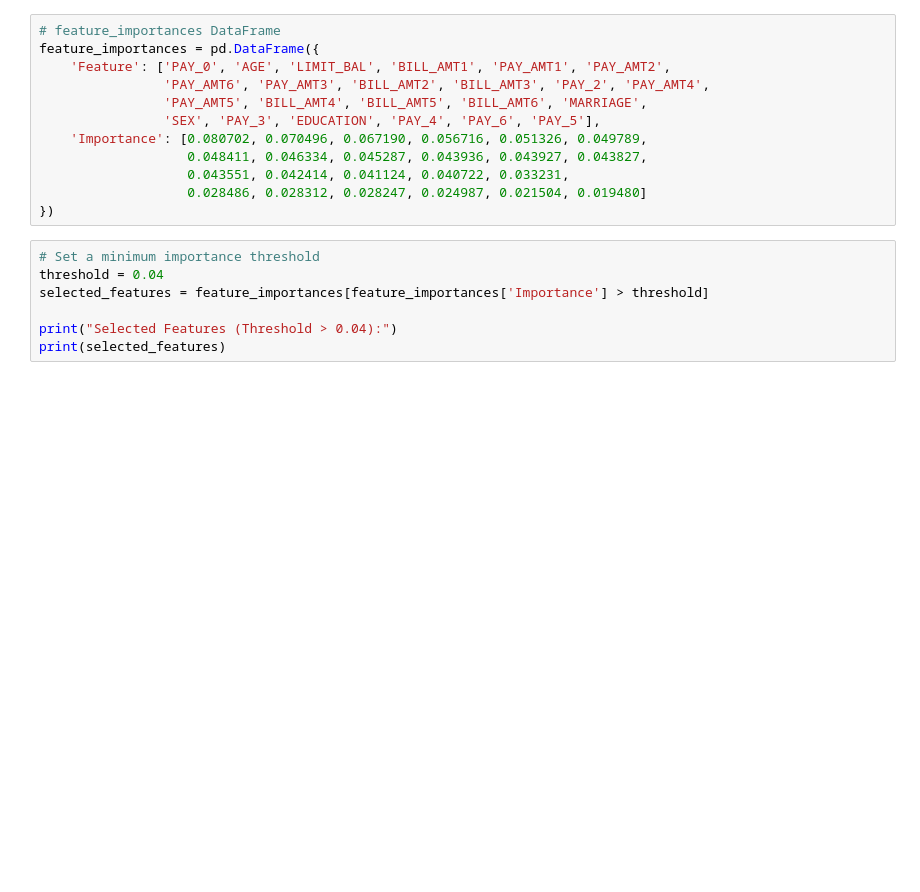
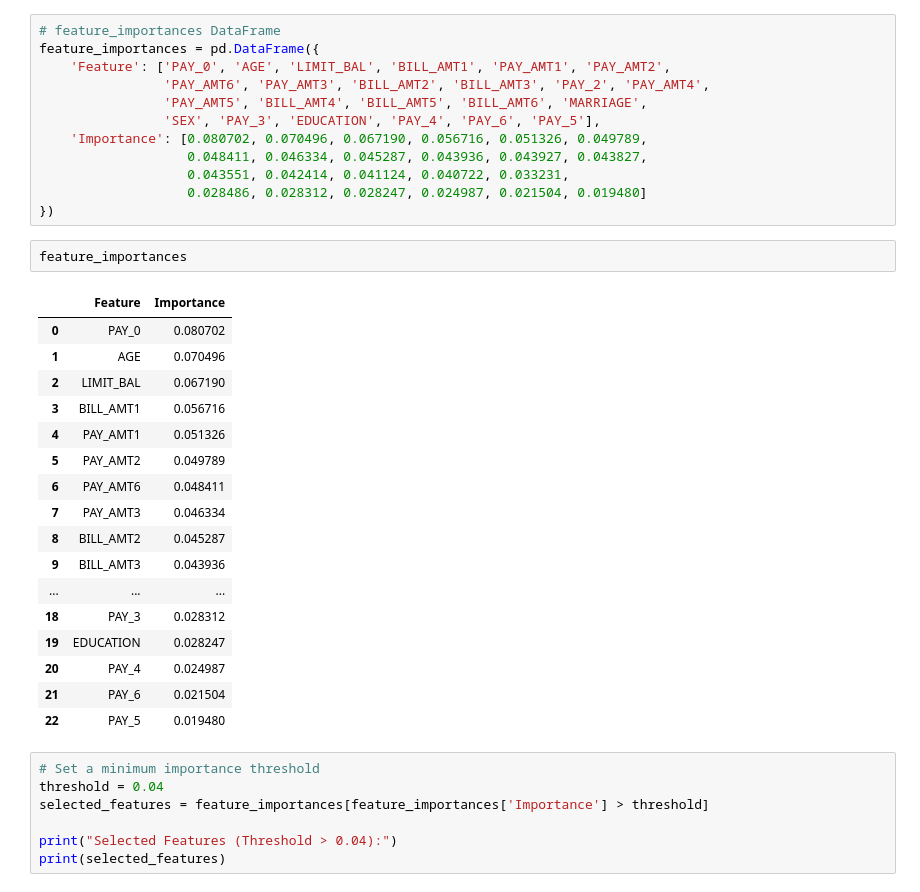
Before and after one commit to Arundhathiii/Predicting-Default-Payment-Risk-in-Credit-Card-Transactions, a Jupyter notebook: Credit Default Prediction Using Machine Learning .ipynb, the cells around one changed output. Saved outputs shown, nothing was run; the diff lists cells and outputs as text; blank space fills up the shorter version.

```diff
--- a/Credit Default Prediction Using Machine Learning .ipynb
+++ b/Credit Default Prediction Using Machine Learning .ipynb
@@ -488,6 +488,26 @@ feature_importances = pd.DataFrame({
                    0.043551, 0.042414, 0.041124, 0.040722, 0.033231,
                    0.028486, 0.028312, 0.028247, 0.024987, 0.021504, 0.019480]
 })
+# %%
+feature_importances
+# %% [output]
+|  | Feature | Importance |
+| 0 | PAY_0 | 0.080702 |
+| 1 | AGE | 0.070496 |
+| 2 | LIMIT_BAL | 0.067190 |
+| 3 | BILL_AMT1 | 0.056716 |
+| 4 | PAY_AMT1 | 0.051326 |
+| 5 | PAY_AMT2 | 0.049789 |
+| 6 | PAY_AMT6 | 0.048411 |
+| 7 | PAY_AMT3 | 0.046334 |
+| 8 | BILL_AMT2 | 0.045287 |
+| 9 | BILL_AMT3 | 0.043936 |
+| ... | ... | ... |
+| 18 | PAY_3 | 0.028312 |
+| 19 | EDUCATION | 0.028247 |
+| 20 | PAY_4 | 0.024987 |
+| 21 | PAY_6 | 0.021504 |
+| 22 | PAY_5 | 0.019480 |
 # %%
 # Set a minimum importance threshold
 threshold = 0.04
```
